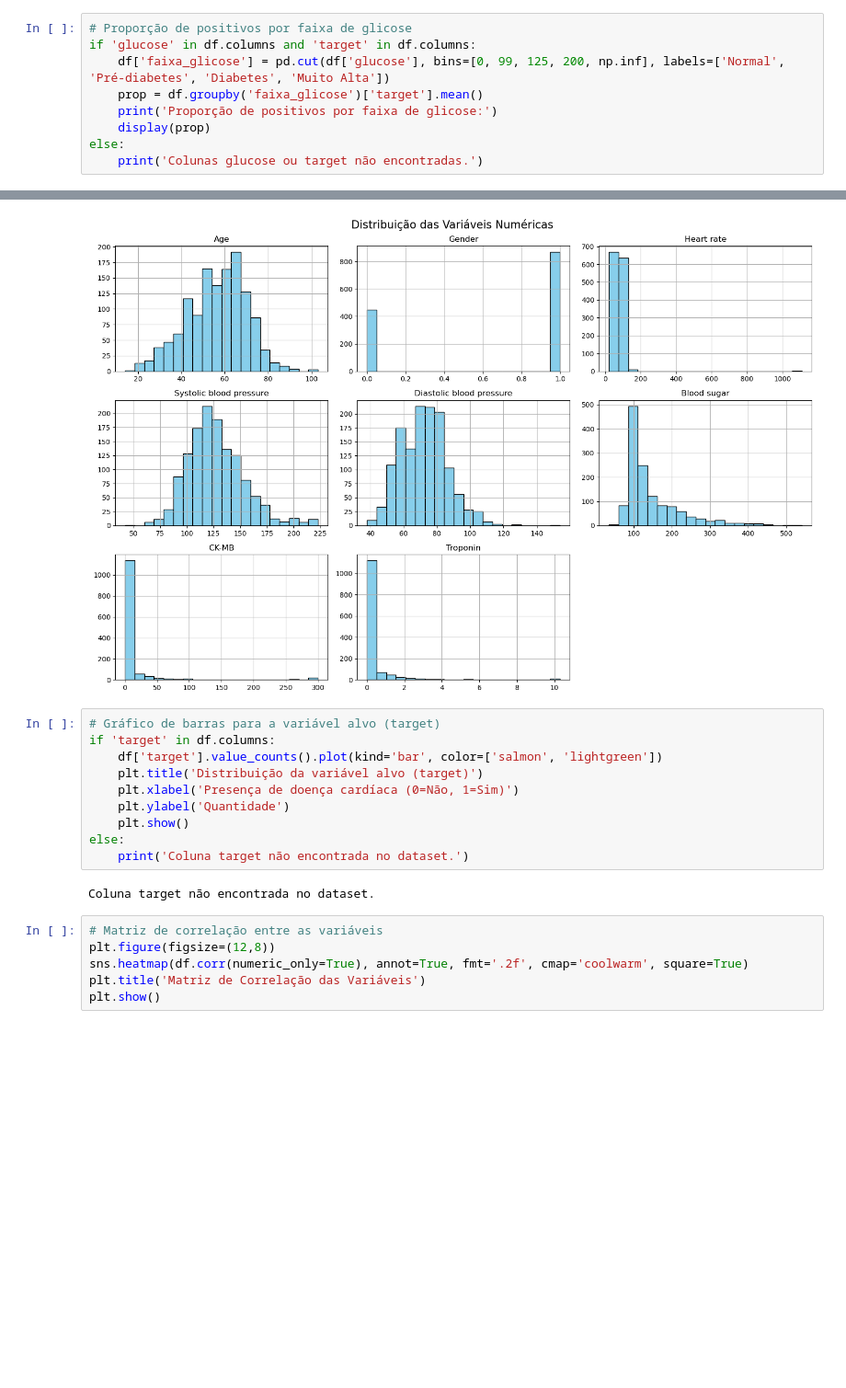
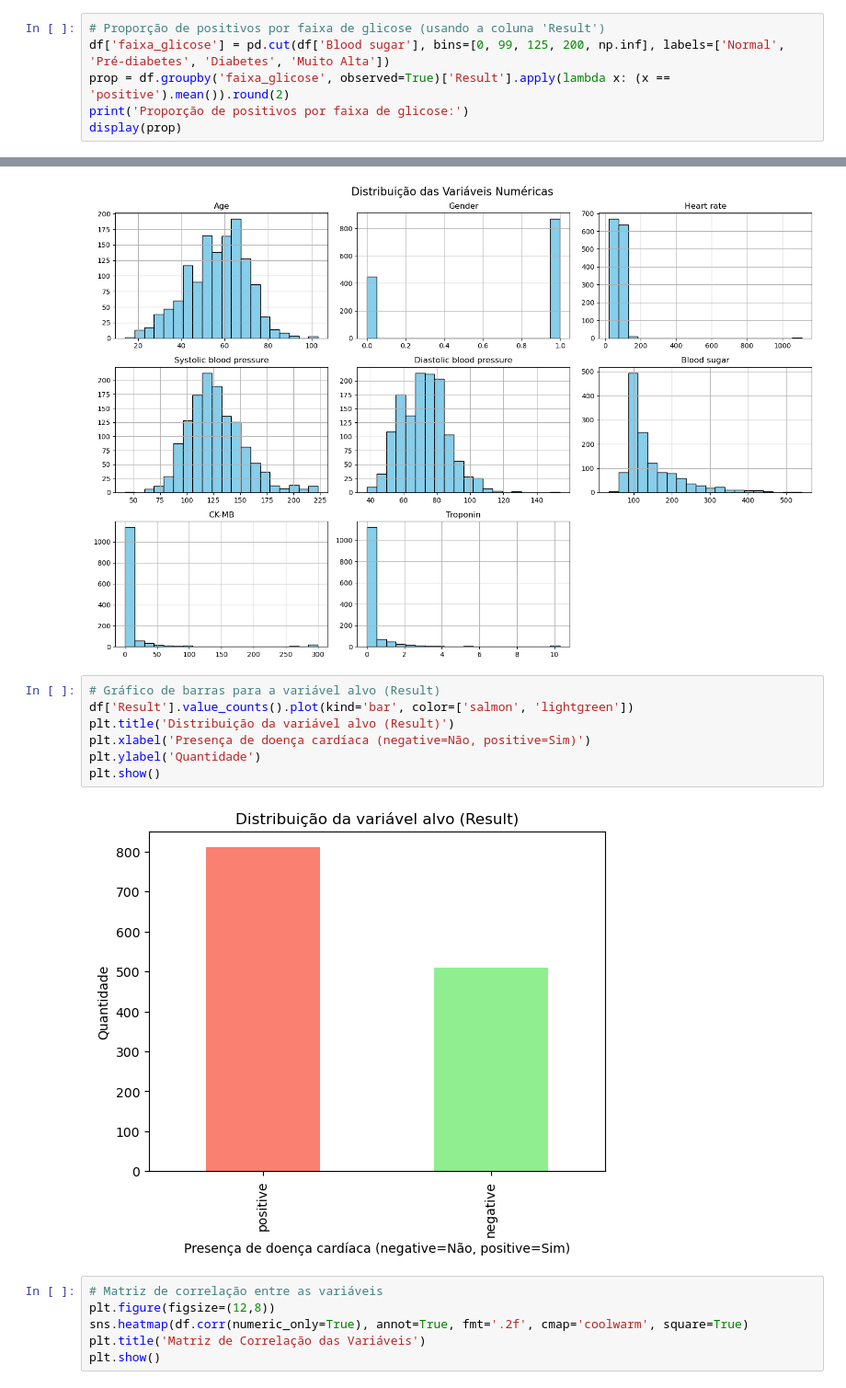
Before and after one commit to noamcoelho/Projeto_analytics, a Jupyter notebook: scripts/analise_saude.ipynb, the cells around one changed output, grey strips where cells are left out. Shown: that part at 92% size. Cells and saved outputs as stored; diff of their text form; blank space fills up the shorter version.

Commit message:
Adiciona conclusões interpretativas após cada análise, corrige nomes de colunas para o Medicaldataset

```diff
--- a/scripts/analise_saude.ipynb
+++ b/scripts/analise_saude.ipynb
@@ -236,10 +301,7 @@ Colunas glucose, blood_pressure, cholesterol ou target não encontradas.
 # %%
-# Proporção de positivos por faixa de glicose
-if 'glucose' in df.columns and 'target' in df.columns:
-    df['faixa_glicose'] = pd.cut(df['glucose'], bins=[0, 99, 125, 200, np.inf], labels=['Normal', 'Pré-diabetes', 'Diabetes', 'Muito Alta'])
-    prop = df.groupby('faixa_glicose')['target'].mean()
-    print('Proporção de positivos por faixa de glicose:')
-    display(prop)
-else:
-    print('Colunas glucose ou target não encontradas.')
+# Proporção de positivos por faixa de glicose (usando a coluna 'Result')
+df['faixa_glicose'] = pd.cut(df['Blood sugar'], bins=[0, 99, 125, 200, np.inf], labels=['Normal', 'Pré-diabetes', 'Diabetes', 'Muito Alta'])
+prop = df.groupby('faixa_glicose', observed=True)['Result'].apply(lambda x: (x == 'positive').mean()).round(2)
+print('Proporção de positivos por faixa de glicose:')
+display(prop)
 # %% [output]
@@ -266,17 +345,14 @@ plt.show()
 # %% [output]
 [figure]
 # %%
-# Gráfico de barras para a variável alvo (target)
-if 'target' in df.columns:
-    df['target'].value_counts().plot(kind='bar', color=['salmon', 'lightgreen'])
-    plt.title('Distribuição da variável alvo (target)')
-    plt.xlabel('Presença de doença cardíaca (0=Não, 1=Sim)')
-    plt.ylabel('Quantidade')
-    plt.show()
-else:
-    print('Coluna target não encontrada no dataset.')
+# Gráfico de barras para a variável alvo (Result)
+df['Result'].value_counts().plot(kind='bar', color=['salmon', 'lightgreen'])
+plt.title('Distribuição da variável alvo (Result)')
+plt.xlabel('Presença de doença cardíaca (negative=Não, positive=Sim)')
+plt.ylabel('Quantidade')
+plt.show()
 # %% [output]
-Coluna target não encontrada no dataset.
+[figure, added]
 # %%
 # Matriz de correlação entre as variáveis
 plt.figure(figsize=(12,8))
```
Also changed, not shown: parts of 17 cells of this notebook.
